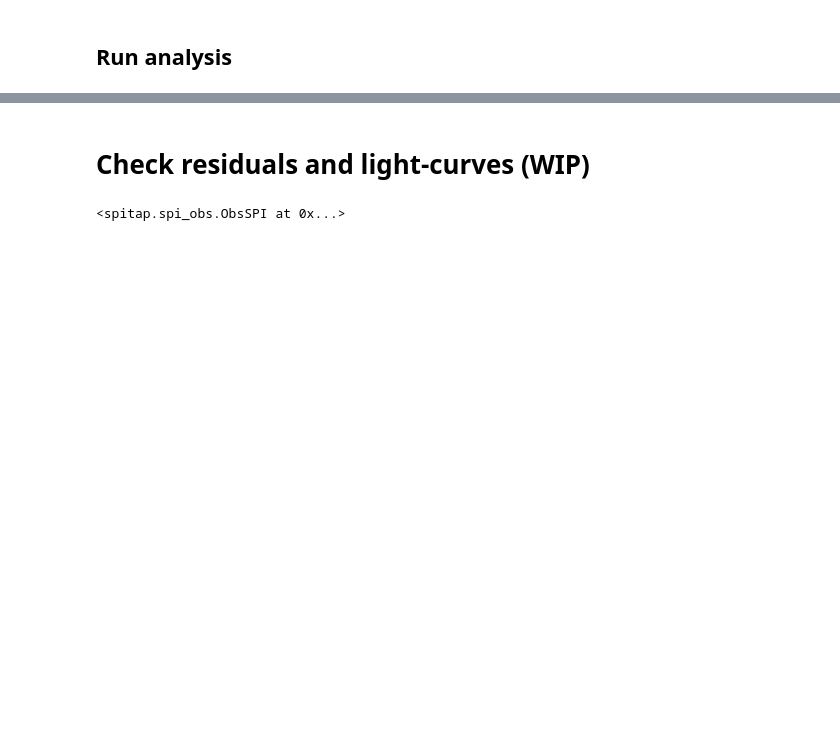
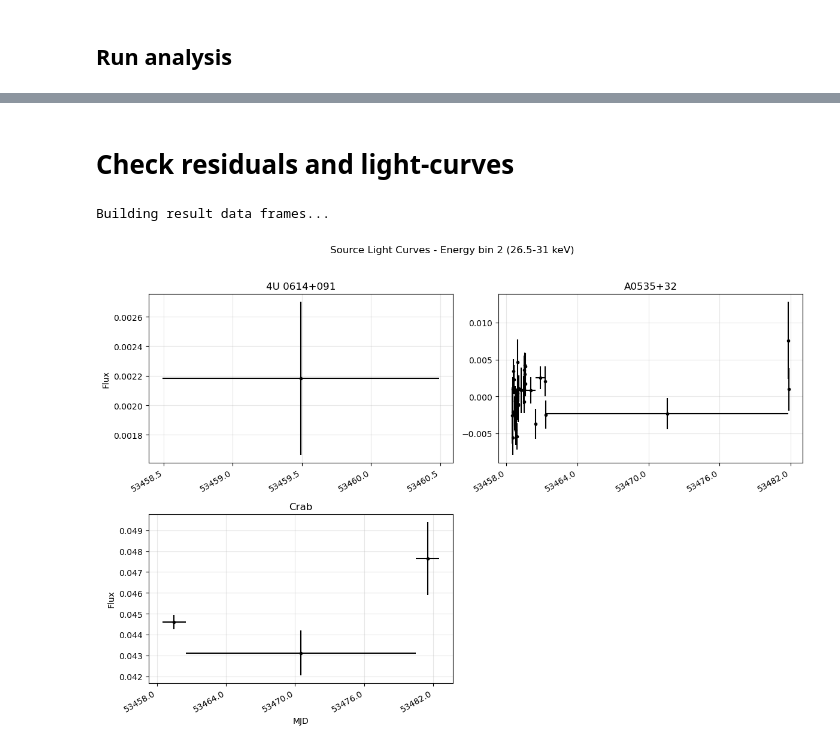
Before and after one commit to tristanbouchet/spi-tap, a Jupyter notebook: auto_spitap.ipynb, the cells around one changed output, grey strips where cells are left out. Cells and saved outputs as stored; diff of their text form; code cells hidden in the pictures; blank space fills up the shorter version.

Commit message:
Added result analysis

```diff
--- a/auto_spitap.ipynb
+++ b/auto_spitap.ipynb
@@ -8,20 +8,21 @@ import os
 import spitap.spi_obs as st
 
 # directory with all analysis results
+
 obsdir = "obs"
 
 RUN = {
     "src_dir": "test",
     "full_name": "Crab", "ra": None, "dec": None, #83.6331, 22.0145,
     # "full_name": "none", "ra": 83.6331, "dec": 22.0145,
-    "date_start": "2023-01-01",
-    "date_end": "2023-04-01",
+    "date_start": "2005-01-01",
+    "date_end": "2005-06-01",
     "off_angle": 10.0, # angle from main source to pointing centers
     "evt_type": "SE",
     "binning_type": "log",
     "emin": 20.0,
     "emax": 400.0,
-    "nbins": 25,
+    "nbins": 20,
     "e_channels_bounds": None,
     "e_channels_scales": None,
     "overwrite_date_dir": False,
@@ -139,2 +88,2 @@ Environment and directory restored.
 # %% [markdown]
-# Check residuals and light-curves (WIP)
+# Check residuals and light-curves
@@ -141,4 +92,8 @@ Environment and directory restored.
 # %%
-obs
+spec_path = obs.spec_path
+# spec_path = "/home/tbouchet/SPI_SOURCES/obs/test/2005-01-01_2005-06-01_10deg/20_400_20log_SE/fit_2di_1pi"
+spi_result = res.SPIResult(spec_path)
+axes=spi_result.plot_source_lightcurves(energy_bin=2, ncols=2, date_type='MJD', figsize_per_panel=(6,4))
 # %% [output]
-<spitap.spi_obs.ObsSPI at 0x...>
+Building result data frames...
+[figure, added]
```
Also changed, not shown: parts of 9 cells of this notebook, 2 other files.
